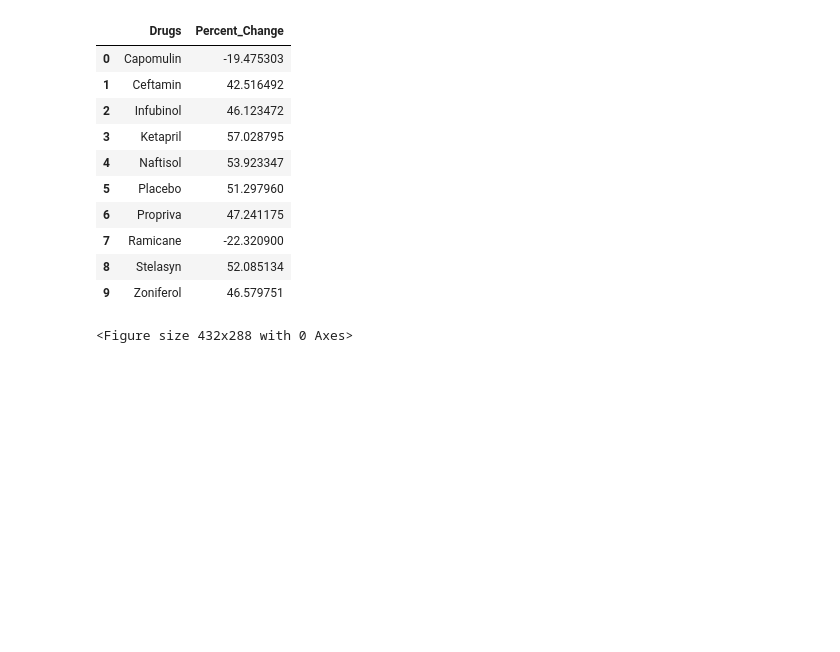
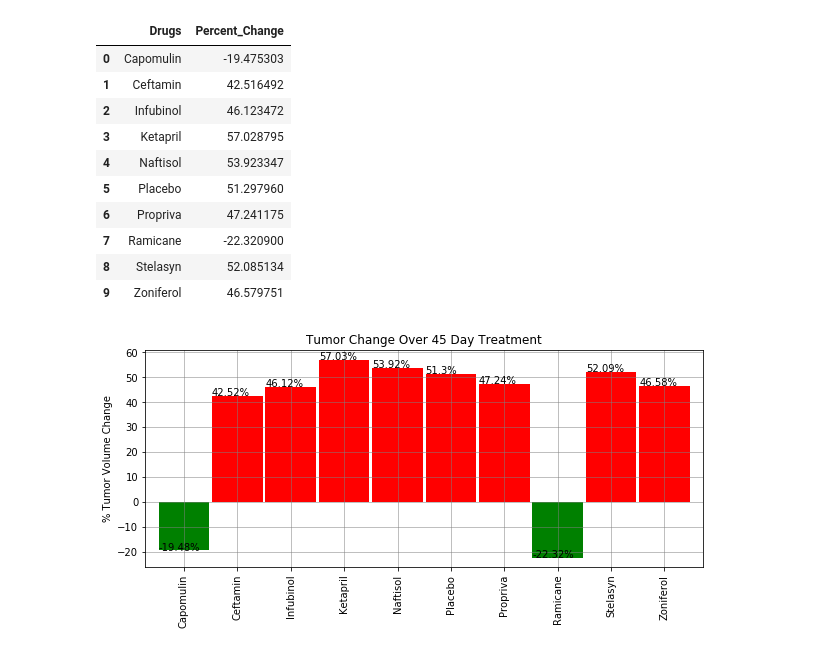
Before and after one commit to macsherwin78/SMU_Homework, a Jupyter notebook: Unit_05_Matplotlib/pymaceuticals_starter-Copy3.ipynb, the cells around one changed output. Cells and saved outputs as stored; diff of their text form; code cells hidden in the pictures; blank space fills up the shorter version.

```diff
--- a/Unit_05_Matplotlib/pymaceuticals_starter-Copy3.ipynb
+++ b/Unit_05_Matplotlib/pymaceuticals_starter-Copy3.ipynb
@@ -345,29 +345,35 @@ Mean_tumor_change_df
 | 7 | Ramicane | -22.320900 |
 | 8 | Stelasyn | 52.085134 |
 | 9 | Zoniferol | 46.579751 |
-# %%
-# Store all Relevant Percent Changes into a Tuple
-
-
-# Splice the data between passing and failing drugs
-Mean_tumor_change_df[Mean_tumor_change_df.Percent_Change == 2002]
-
-# Orient widths. Add labels, tick marks, etc.
-
-
-# Use functions to label the percentages of changes
-
-
-# Call functions to implement the function calls
-
-
-# Save the Figure
-plt.savefig('Tumor Change Over 45 Day Treatment.png')
-
-
-# Show the Figure
-fig.show()
-# %% [output]
-<Figure size 432x288 with 0 Axes>
+# %%
+ax4 = Mean_tumor_change_df["Percent_Change"].plot(kind='bar', width =.95, figsize=(10,4),
+                                                  color=['red' if row.Percent_Change > 0 else 'green' for name,row in Mean_tumor_change_df.iterrows()]);
+ax4.set_alpha(0.6)
+ax4.set_title("Tumor Change Over 45 Day Treatment")
+ax4.set_ylabel("% Tumor Volume Change")
+ax4.set_xticklabels(["Capomulin", 'Ceftamin', 'Infubinol','Ketapril','Naftisol',
+                    'Placebo','Propriva', 'Ramicane','Stelasyn', 'Zoniferol'])
+
+
+# create a list to collect the plt.patches data
+totals = []
+
+# find the values and append to list
+for i in ax4.patches:
+    totals.append(i.get_height())
+
+# set individual bar lables using above list
+total = sum(totals)
+
+# set individual bar lables using above list
+for i in ax4.patches:
+    # get_x pulls left or right; get_height pushes up or down
+    ax4.text(i.get_x(), i.get_height(), \
+            str(round(i.get_height(), 2))+'%',
+                color='black')
+
+    ax4.grid(linestyle='-', linewidth='0.5', color='gray')
+# %% [output]
+[figure, added]
 # %% [markdown]
 ![Metastatic Spread During Treatment](../Images/change.png)
```
